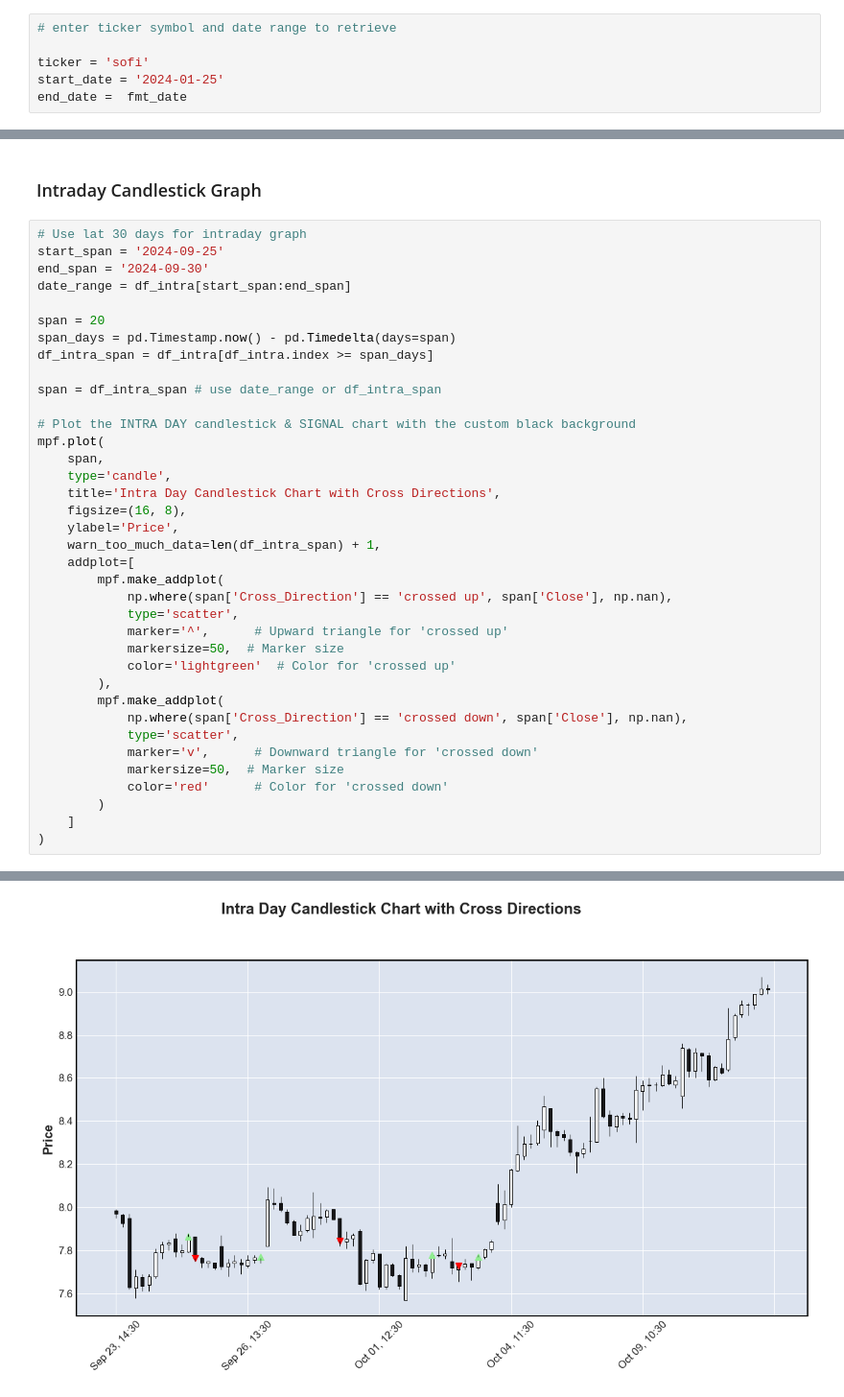
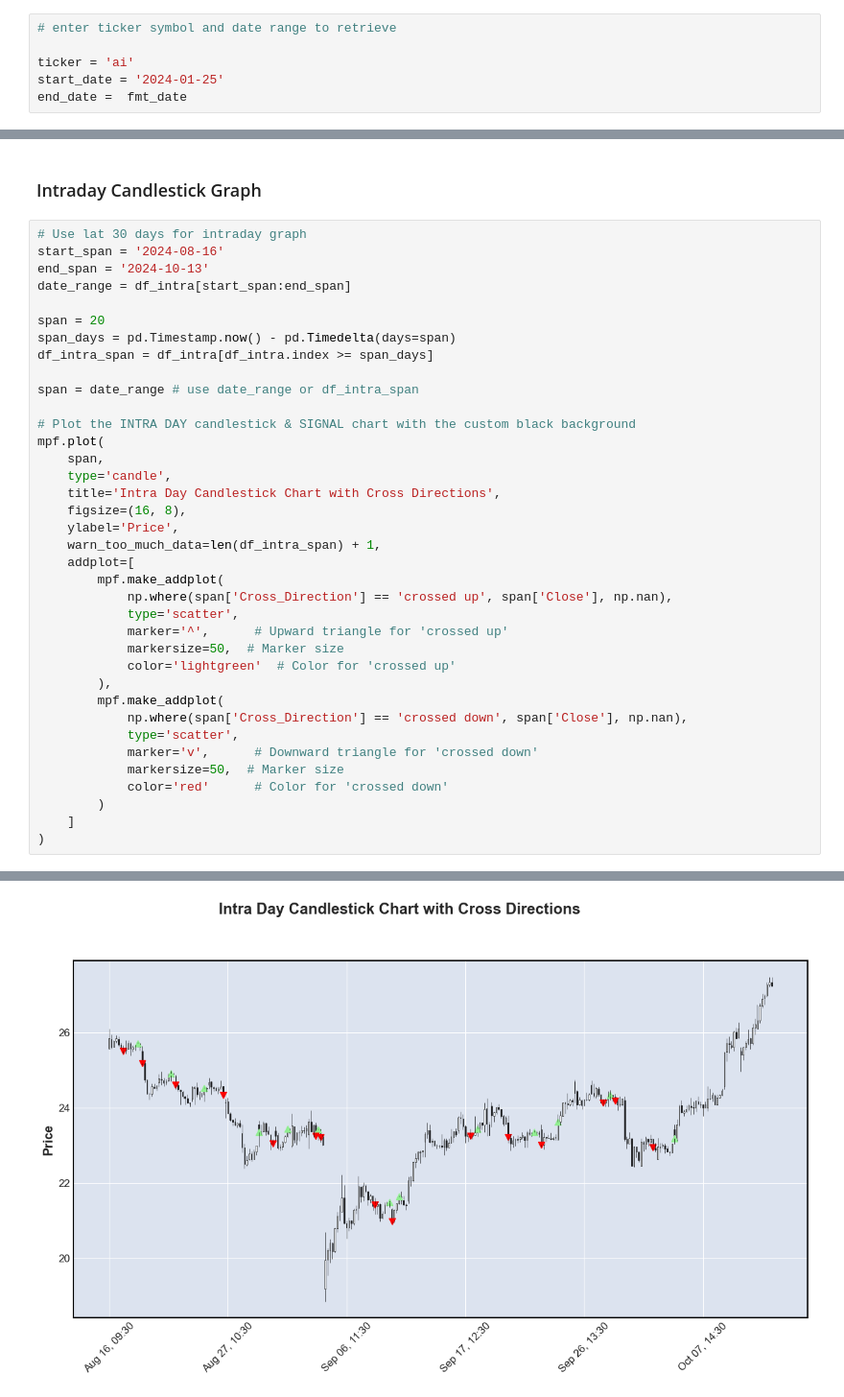
Before and after one commit to rindel/labs, a Jupyter notebook: ticker_technical_analysis.ipynb, the cells around one changed output, grey strips where cells are left out. Shown: that part at 96% size. Saved outputs shown, nothing was run; the diff lists cells and outputs as text.

Commit message:
solved the intra day knn issue bug in tta_knn.ipynb. Also changed ticker on tta.ipynb.

```diff
--- a/ticker_technical_analysis.ipynb
+++ b/ticker_technical_analysis.ipynb
@@ -20,7 +20,7 @@ fmt_date
 # %%
 # enter ticker symbol and date range to retrieve
 
-ticker = 'sofi'
+ticker = 'ai'
 start_date = '2024-01-25'
 end_date =  fmt_date
 # %%
@@ -304,15 +305,15 @@ mpf.plot(
 ### Intraday Candlestick Graph
 # %%
 # Use lat 30 days for intraday graph
-start_span = '2024-09-25'
-end_span = '2024-09-30'
+start_span = '2024-08-16'
+end_span = '2024-10-13'
 date_range = df_intra[start_span:end_span]
 
 span = 20
 span_days = pd.Timestamp.now() - pd.Timedelta(days=span)
 df_intra_span = df_intra[df_intra.index >= span_days]
 
-span = df_intra_span # use date_range or df_intra_span
+span = date_range # use date_range or df_intra_span
 
 # Plot the INTRA DAY candlestick & SIGNAL chart with the custom black background
 mpf.plot(
@@ -343 +357 @@ mpf.plot(
-[figure, old version]
+[figure, new version]
```
Also changed, not shown: parts of 7 cells of this notebook, 1 other file.
